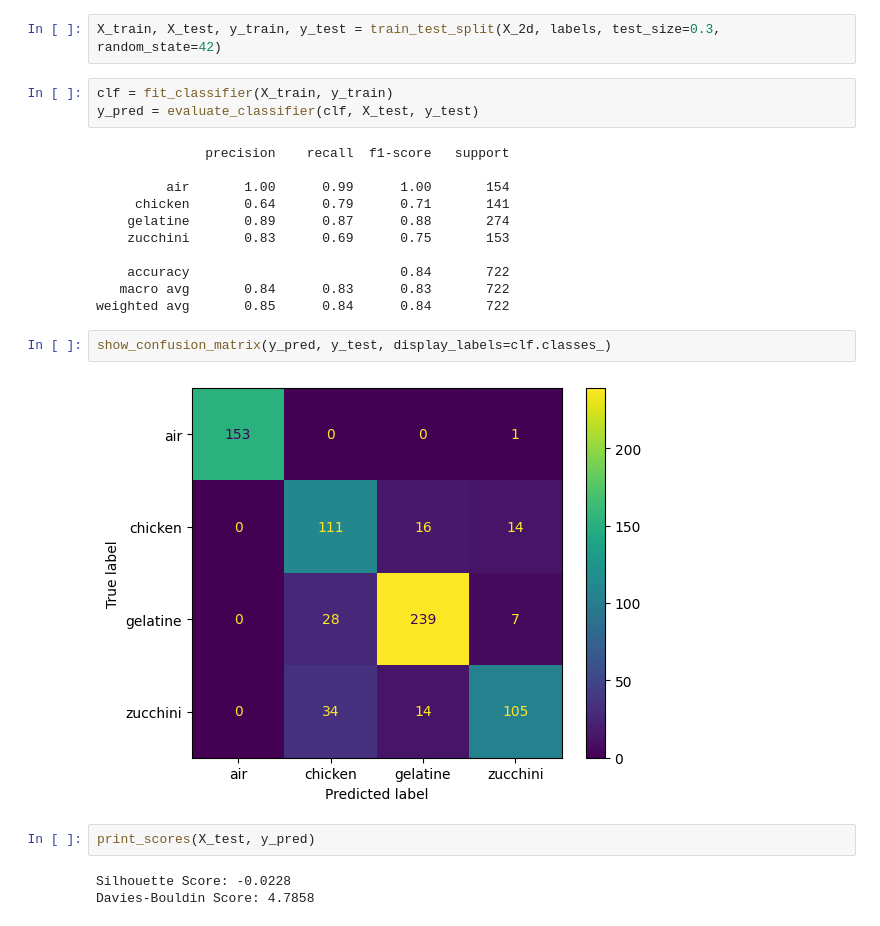
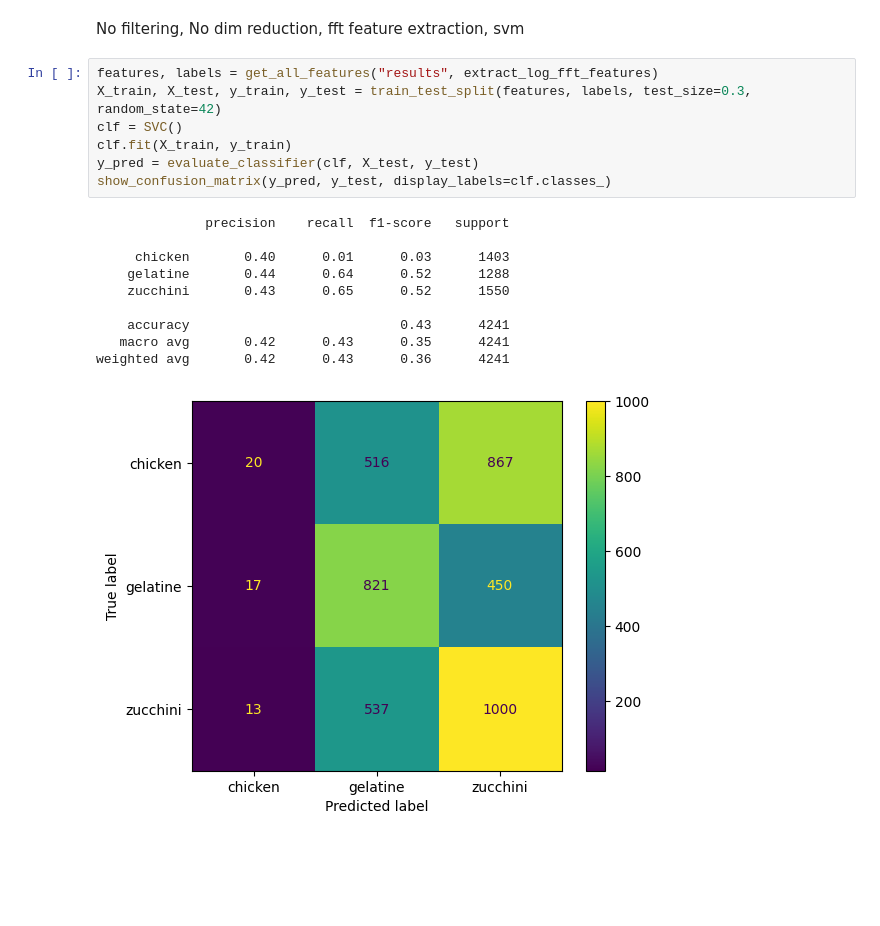
Before and after one commit to MartynaSokolowska/Vibroacoustic-analysis, a Jupyter notebook: evaluation.ipynb, the cells around one changed output. Drawn from its saved outputs; the diff is of its cells as text; blank space fills up the shorter version.

```diff
--- a/evaluation.ipynb
+++ b/evaluation.ipynb
@@ -13,25 +22,20 @@ plot_umap(X_2d, labels)
-# %%
-X_train, X_test, y_train, y_test = train_test_split(X_2d, labels, test_size=0.3, random_state=42)
-# %%
-clf = fit_classifier(X_train, y_train)
-y_pred = evaluate_classifier(clf, X_test, y_test)
-# %% [output]
-              precision    recall  f1-score   support
-
-         air       1.00      0.99      1.00       154
-     chicken       0.64      0.79      0.71       141
-    gelatine       0.89      0.87      0.88       274
-    zucchini       0.83      0.69      0.75       153
-
-    accuracy                           0.84       722
-   macro avg       0.84      0.83      0.83       722
-weighted avg       0.85      0.84      0.84       722
-# %%
-show_confusion_matrix(y_pred, y_test, display_labels=clf.classes_)
-# %% [output]
-[figure, removed]
-# %%
-print_scores(X_test, y_pred)
-# %% [output]
-Silhouette Score: -0.0228
-Davies-Bouldin Score: 4.7858
+# %% [markdown]
+No filtering, No dim reduction, fft feature extraction, svm
+# %%
+features, labels = get_all_features("results", extract_log_fft_features)
+X_train, X_test, y_train, y_test = train_test_split(features, labels, test_size=0.3, random_state=42)
+clf = SVC()
+clf.fit(X_train, y_train)
+y_pred = evaluate_classifier(clf, X_test, y_test)
+show_confusion_matrix(y_pred, y_test, display_labels=clf.classes_)
+# %% [output]
+              precision    recall  f1-score   support
+
+     chicken       0.40      0.01      0.03      1403
+    gelatine       0.44      0.64      0.52      1288
+    zucchini       0.43      0.65      0.52      1550
+
+    accuracy                           0.43      4241
+   macro avg       0.42      0.43      0.35      4241
+weighted avg       0.42      0.43      0.36      4241
+[figure, added]
```
Also changed, not shown: parts of 17 cells of this notebook, 8 other files.
